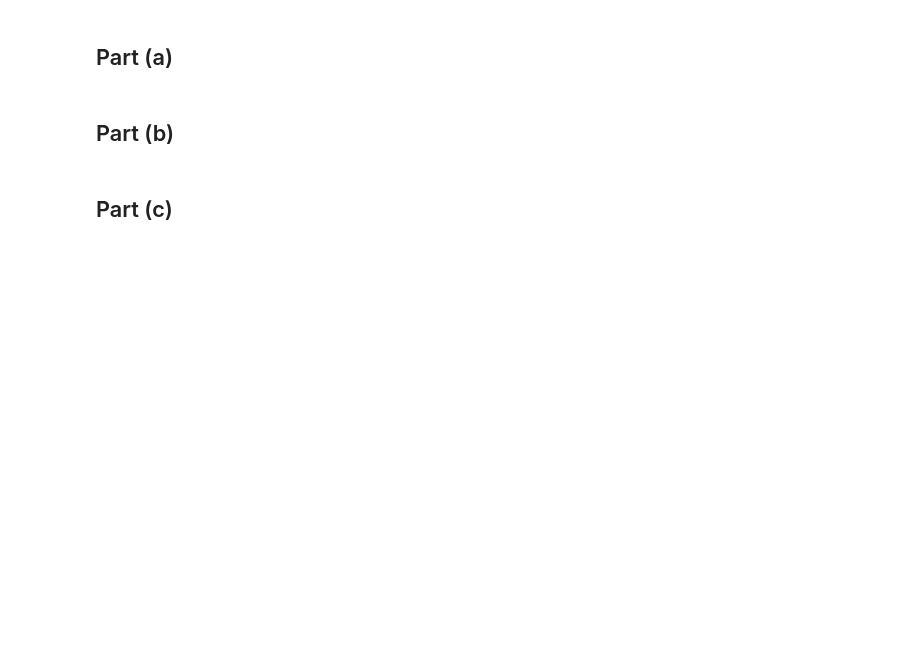
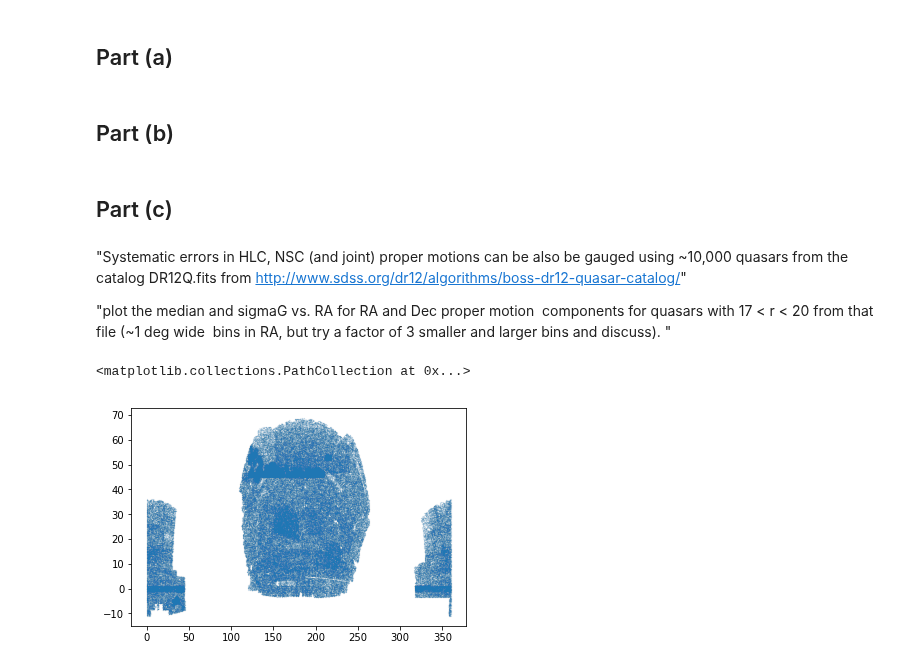
Before and after one commit to dirac-institute/uw-astr598-w18, a Jupyter notebook: homeworks/group2/HW_2/HW2-part2_group2.ipynb, the cells around one changed output. Cells and saved outputs as stored; diff of their text form; code cells hidden in the pictures; blank space fills up the shorter version.

Commit message:
part 2 c : using QSO from DB12

```diff
--- a/homeworks/group2/HW_2/HW2-part2_group2.ipynb
+++ b/homeworks/group2/HW_2/HW2-part2_group2.ipynb
@@ -35,3 +37,23 @@ nsc = vstack([table_neg, table_pos])
 ## Part (b)
 # %% [markdown]
 ## Part (c)
+# %% [markdown]
+"Systematic errors in HLC, NSC (and joint) proper motions can be
+also be gauged using ~10,000 quasars from the catalog DR12Q.fits from
+http://www.sdss.org/dr12/algorithms/boss-dr12-quasar-catalog/"
+
+"plot the median and sigmaG vs. RA for RA and Dec proper motion
+components for quasars with 17 < r < 20 from that file (~1 deg wide
+bins in RA, but try a factor of 3 smaller and larger bins and discuss). "
+# %%
+hdu = fits.open('DR12Q.fits')
+#hdu.info()
+db_qso = Table(hdu[1].data)
+# %%
+# quickly check coverage ...
+%matplotlib inline
+plt.scatter(db_qso['RA'], db_qso['DEC'], s=0.001)
+# entire SDSS pretty much !
+# %% [output]
+<matplotlib.collections.PathCollection at 0x...>
+[figure, added]
```
Also changed, not shown: parts of 18 cells of this notebook.
